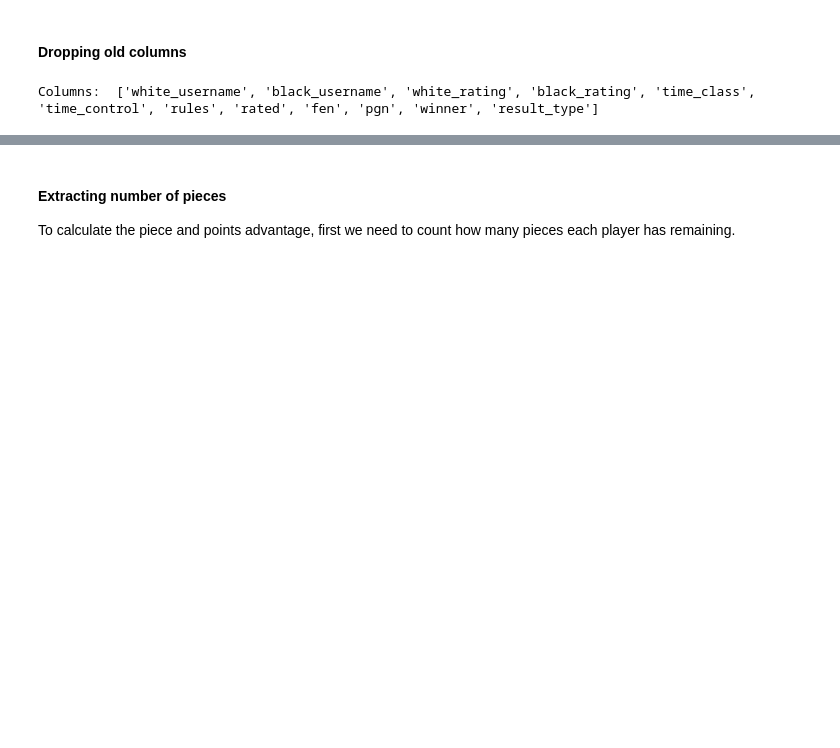
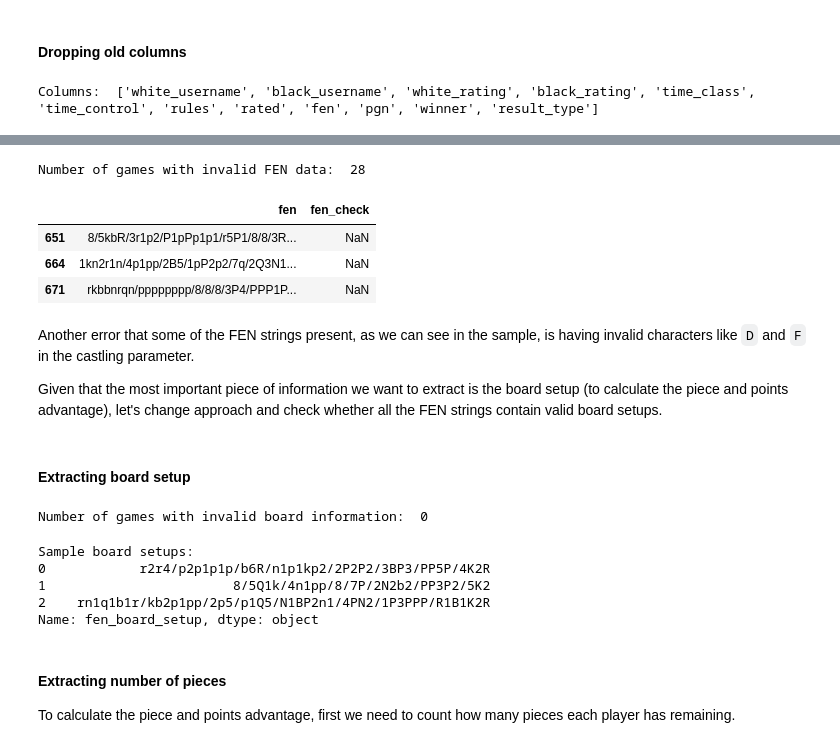
Before and after one commit to lamparelli/chess-data-analysis, a Jupyter notebook: main.ipynb, the cells around one changed output, grey strips where cells are left out. Drawn from its saved outputs; the diff is of its cells as text; code cells hidden in the pictures; blank space fills up the shorter version.

Commit message:
added FEN validation

```diff
--- a/main.ipynb
+++ b/main.ipynb
@@ -332,0 +349,4 @@ Name: fen_board_setup, dtype: object
+# %%
+# Checks for every game if the FEN data is valid
+games["fen_check"] = games["fen"].str.extract(fenRegex)[0]
+print("Number of games with invalid FEN data: ", games["fen_check"].isna().sum())
@@ -333,3 +373,43 @@ Name: fen_board_setup, dtype: object
+# %%
+# Fixed regex with last 2 parameters set as optional
+fenRegex = "^" + boardRegex + " " + nextPlayerRegex + " " + castlingRegex + " " + enPassantRegex + \
+    "( " + movesSinceLastCaptureRegex + " " + numberOfTurnsRegex + "){0,1}"
+
+# Checks for every game if the FEN data is valid
+games["fen_check"] = games["fen"].str.extract(fenRegex)[0]
+print("Number of games with invalid FEN data: ", games["fen_check"].isna().sum())
+# %% [output]
+Number of games with invalid FEN data:  28
+# %%
+# Sample of invalid data
+pd.set_option('display.max_colwidth', None)
+games[games["fen_check"].isna()][["fen", "fen_check"]].head(3)
+# %% [output]
+|  | fen | fen_check |
+| 651 | 8/5kbR/3r1p2/P1pPp1p1/r5P1/8/8/3R... | NaN |
+| 664 | 1kn2r1n/4p1pp/2B5/1pP2p2/7q/2Q3N1... | NaN |
+| 671 | rkbbnrqn/pppppppp/8/8/8/3P4/PPP1P... | NaN |
+# %% [markdown]
+Another error that some of the FEN strings present, as we can see in the sample, is having invalid characters like `D` and `F` in the castling parameter.
+
+Given that the most important piece of information we want to extract is the board setup (to calculate the piece and points advantage), let's change approach and check whether all the FEN strings contain valid board setups.
+# %% [markdown]
+#### Extracting board setup
+# %%
+games["fen_board_setup"] = games["fen"].str.extract(boardRegex)[0]
+
+print("Number of games with invalid board information: ", games["fen_board_setup"].isna().sum())
+# %% [output]
+Number of games with invalid board information:  0
+# %%
+print("Sample board setups:")
+print(games["fen_board_setup"].head(3))
+# %% [output]
+Sample board setups:
+0            r2r4/p2p1p1p/b6R/n1p1kp2/2P2P2/3BP3/PP5P/4K2R
+1                        8/5Q1k/4n1pp/8/7P/2N2b2/PP3P2/5K2
+2    rn1q1b1r/kb2p1pp/2p5/p1Q5/N1BP2n1/4PN2/1P3PPP/R1B1K2R
+Name: fen_board_setup, dtype: object
 # %% [markdown]
 #### Extracting number of pieces
 
```
Also changed, not shown: parts of 16 cells of this notebook.
